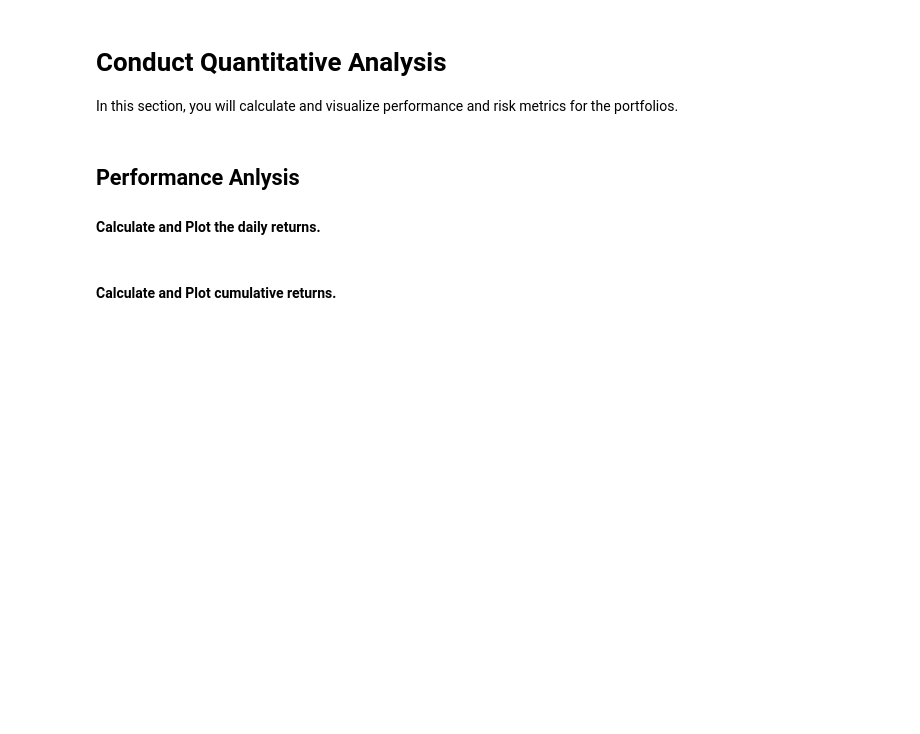
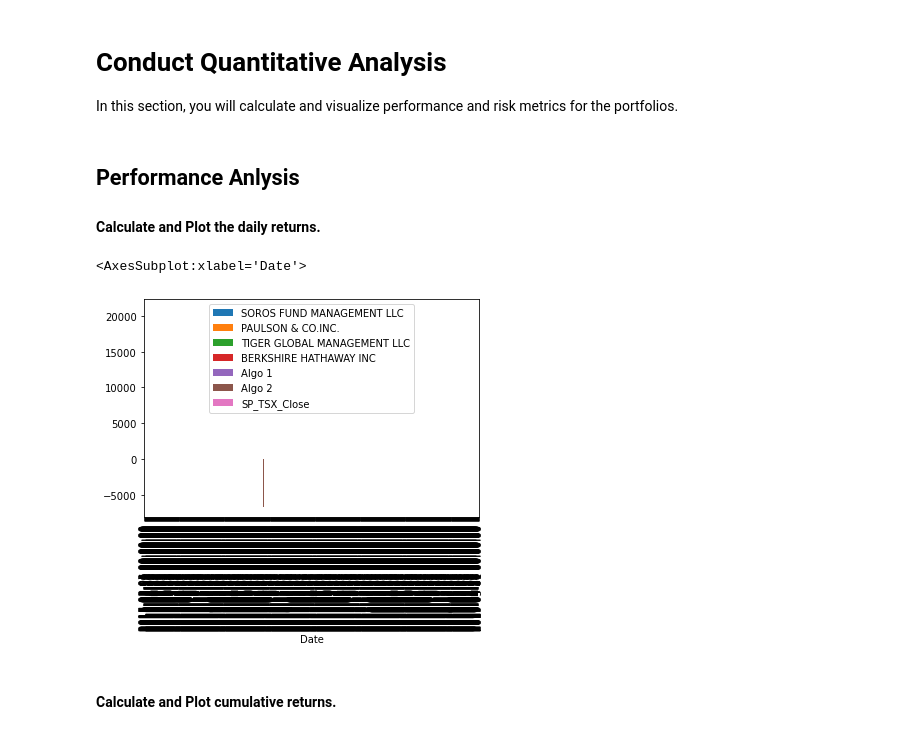
Before and after one commit to aliabolhassani/whale-analysis, a Jupyter notebook: Code/whale_analysis.ipynb, the cells around one changed output. Cells and saved outputs as stored; diff of their text form; code cells hidden in the pictures; blank space fills up the shorter version.

```diff
--- a/Code/whale_analysis.ipynb
+++ b/Code/whale_analysis.ipynb
@@ -152,6 +152,13 @@ In this section, you will calculate and visualize performance and risk metrics f
 #### Calculate and Plot the daily returns.
 # %%
 # Plot daily returns of all portfolios
+
+combined_df_returns = combined_df.pct_change()
+combined_df_returns.head()
+combined_df_returns.plot()
+# %% [output]
+<AxesSubplot:xlabel='Date'>
+[figure, added]
 # %% [markdown]
 #### Calculate and Plot cumulative returns.
 # %%
```
Also changed, not shown: parts of 2 cells of this notebook.
